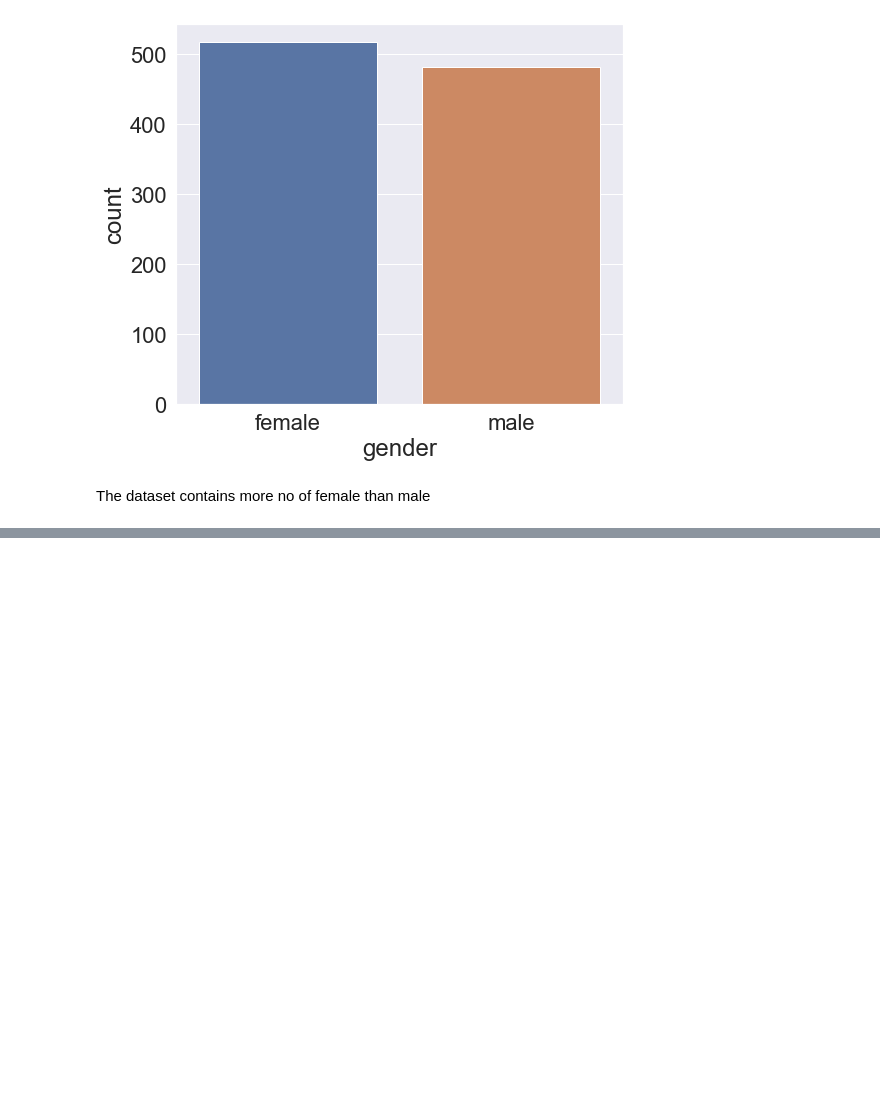
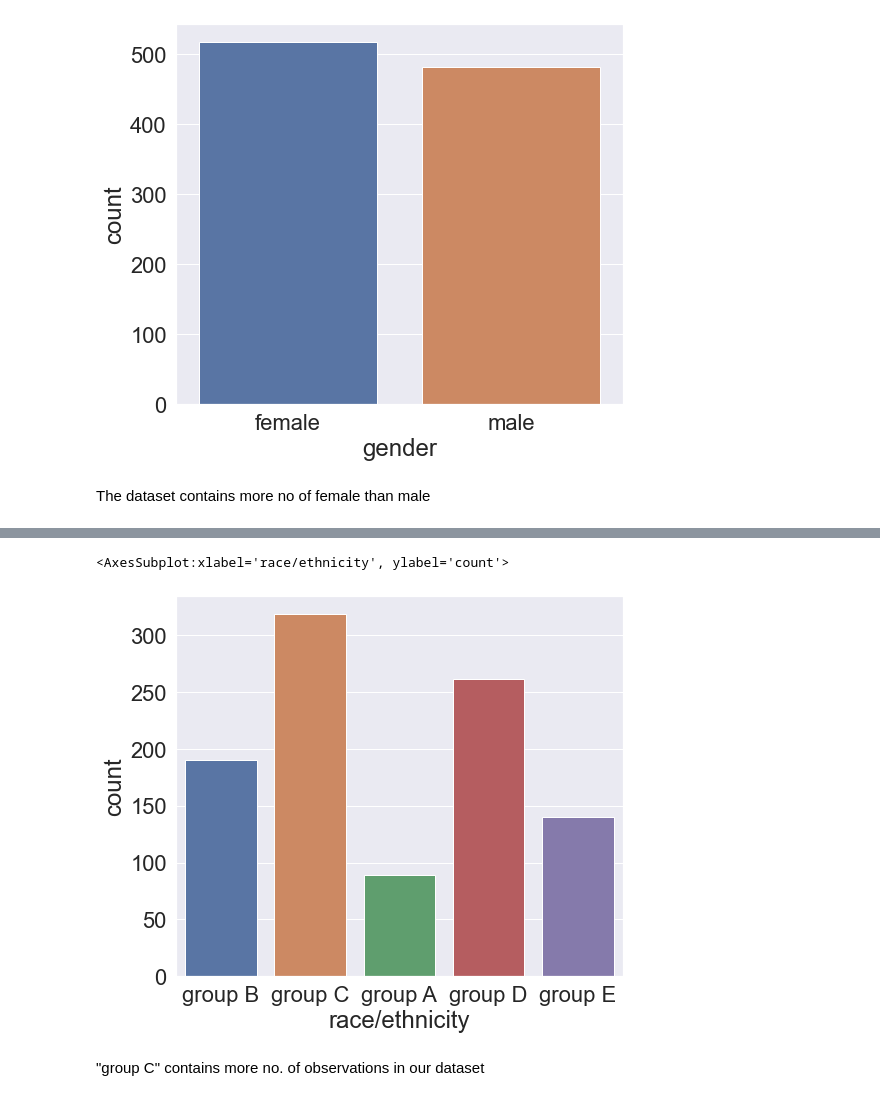
Before and after one commit to mohanrajreese/Students-Performence-Analyzer, a Jupyter notebook: main.ipynb, the cells around one changed output, grey strips where cells are left out. Drawn from its saved outputs; the diff is of its cells as text; code cells hidden in the pictures; blank space fills up the shorter version.

```diff
--- a/main.ipynb
+++ b/main.ipynb
@@ -84,0 +100,9 @@ The dataset contains more no of female than male
+# %%
+sbn.set(font_scale=2)
+plt.figure(figsize=(8,7))
+sbn.countplot(x='race/ethnicity', data=data)
+# %% [output]
+<AxesSubplot:xlabel='race/ethnicity', ylabel='count'>
+[figure, added]
+# %% [markdown]
+"group C" contains more no. of observations in our dataset
```
Also changed, not shown: parts of 2 cells of this notebook.
